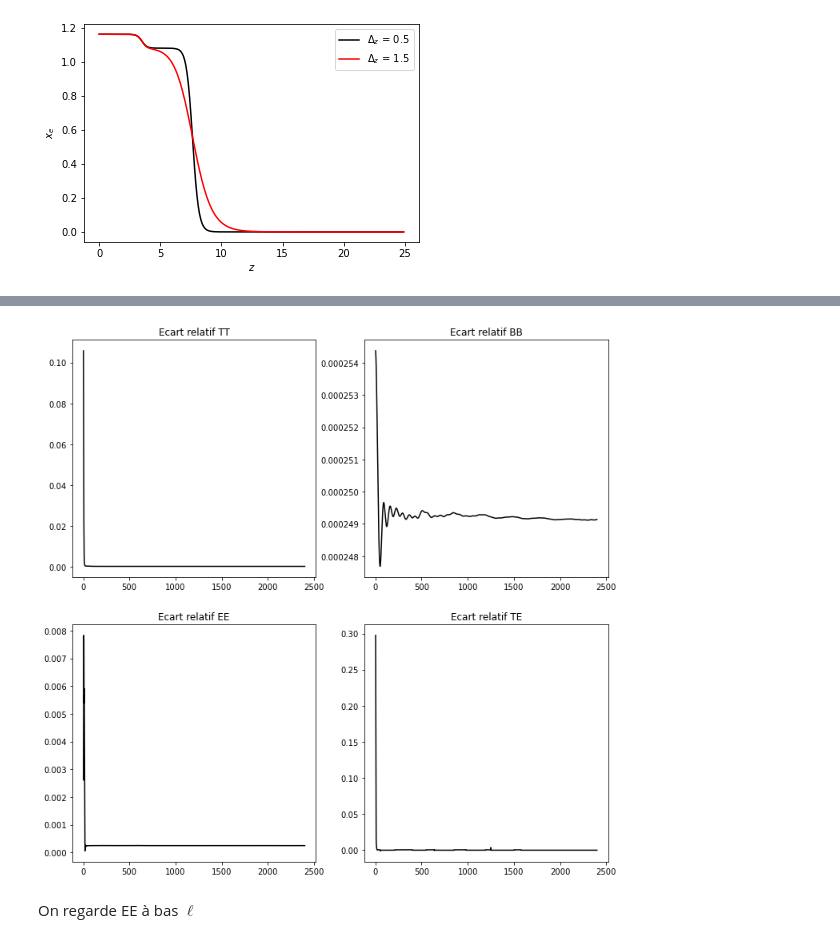
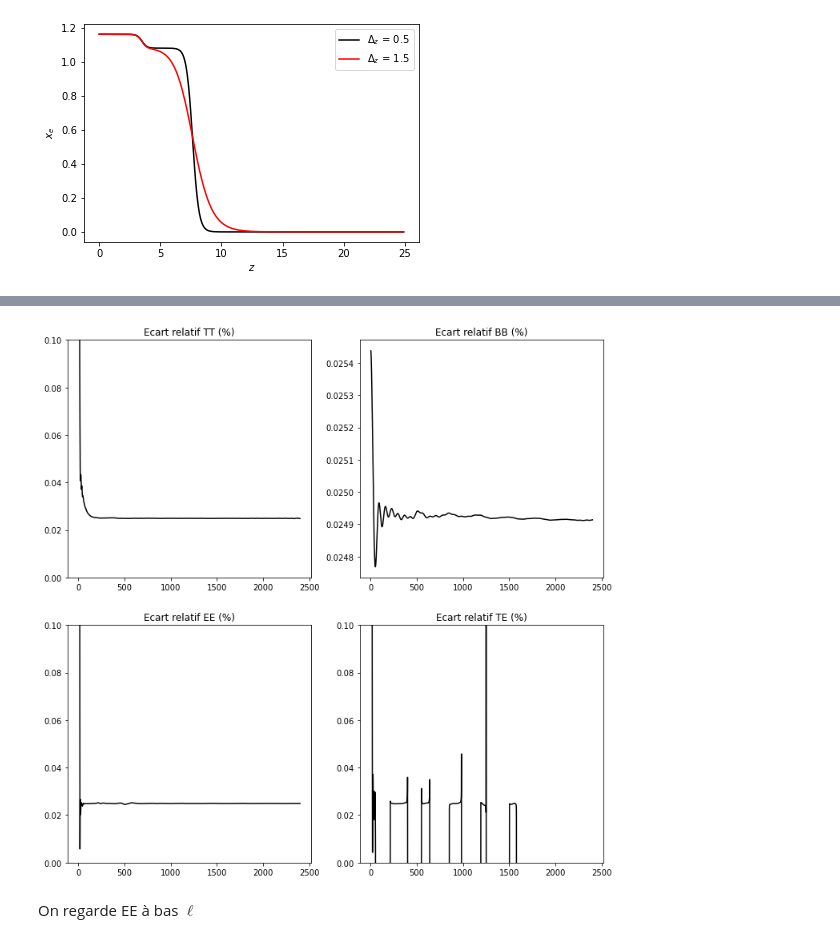
Before and after one commit to EmilePangburn/Tanh_model, a Jupyter notebook: tau_camb.ipynb, the cells around one changed output, grey strips where cells are left out. Drawn from its saved outputs; the diff is of its cells as text; code cells hidden in the pictures.

```diff
--- a/tau_camb.ipynb
+++ b/tau_camb.ipynb
@@ -53,36 +53,38 @@ class: <TanhReionization>
 # %%
 z = np.arange(0, 25, 0.1)
 xe_resultat = cb.xe(z,tau=0.054)
 model = camb.TanhReionization()
 model.set_xe(xe_resultat,z)
 
 
 totCl_old = cb.cl_from_CAMB(tau=0.054)
 totCl = cb.cl_from_CAMB(tau = 0,model=model)
 
 
 debut=0
 ls = np.arange(debut,2401,1)
 fig, ax = plt.subplots(2,2, figsize = (12,12))
-ax[0,0].plot(ls,np.abs(totCl[debut:,0]-totCl_old[debut:,0])/totCl_old[debut:,0], color='k')
+ax[0,0].plot(ls,100*np.abs(totCl[debut:,0]-totCl_old[debut:,0])/totCl_old[debut:,0], color='k')
 #ax[0,0].plot(ls,totCl_old[:,0], color='r',label=r'$\tau$')
-ax[0,0].set_title('Ecart relatif TT')
+ax[0,0].set_title('Ecart relatif TT (%)')
+ax[0,0].set_ylim(0,0.1)
 #ax[0,0].legend(fontsize=13)
-ax[1,0].plot(ls,np.abs(totCl[debut:,1]-totCl_old[debut:,1])/totCl_old[debut:,1], color='k')
+ax[1,0].plot(ls,100*np.abs(totCl[debut:,1]-totCl_old[debut:,1])/totCl_old[debut:,1], color='k')
 #ax[1,0].plot(ls,totCl_old[:,1], color='r',label=r'$\tau$')
-ax[1,0].set_title('Ecart relatif EE')
-#ax[1,0].set_xlim(0,20)
+ax[1,0].set_title('Ecart relatif EE (%)')
+ax[1,0].set_ylim(0,0.1)
 #ax[1,0].legend(fontsize=13)
-ax[1,1].plot(ls,np.abs(totCl[debut:,3]-totCl_old[debut:,3])/totCl_old[debut:,3], color='k')
+ax[1,1].plot(ls,100*np.abs(totCl[debut:,3]-totCl_old[debut:,3])/totCl_old[debut:,3], color='k')
 #ax[1,1].plot(ls,totCl_old[:,3], color='r',label=r'$\tau$')
-ax[1,1].set_title('Ecart relatif TE');
+ax[1,1].set_title('Ecart relatif TE (%)');
+ax[1,1].set_ylim(0,0.1)
 #ax[1,1].legend(fontsize=13)
-ax[0,1].plot(ls,np.abs(totCl[debut:,2]-totCl_old[debut:,2])/totCl_old[debut:,2], color='k')
+ax[0,1].plot(ls,100*np.abs(totCl[debut:,2]-totCl_old[debut:,2])/totCl_old[debut:,2], color='k')
 #ax[0,1].plot(ls,totCl_old[:,2], color='r',label=r'$\tau$')
-ax[0,1].set_title('Ecart relatif BB');
+ax[0,1].set_title('Ecart relatif BB (%)');
 #ax[0,1].legend(fontsize=13)
 # %% [output]
-[figure, old version]
+[figure, new version]
 # %% [markdown]
 On regarde EE à bas $\ell$
 # %%
```
Also changed, not shown: parts of 2 cells of this notebook.
